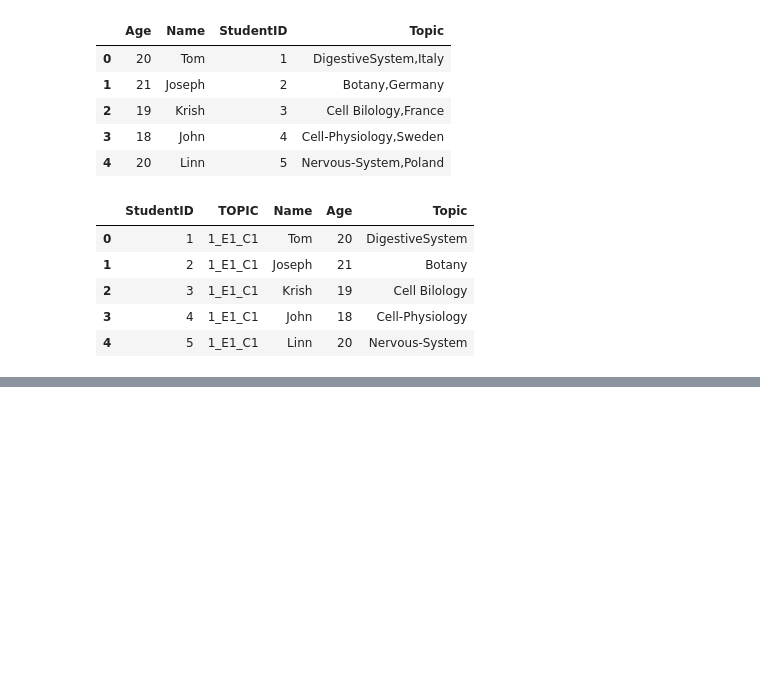
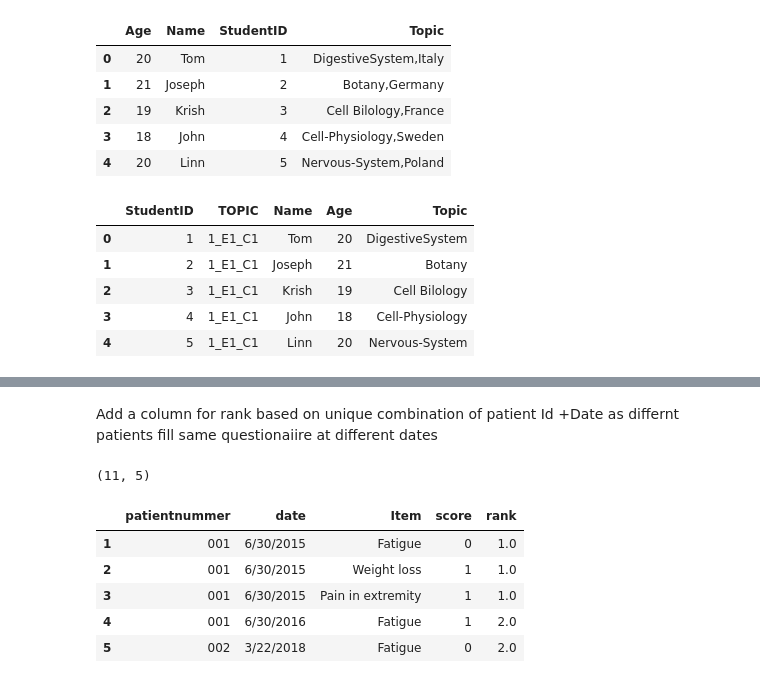
Before and after one commit to priya-gitTest/DataTricksWithPandas, a Jupyter notebook: PandaTricks_20220522_PO.ipynb, the cells around one changed output, grey strips where cells are left out. Saved outputs shown, nothing was run; the diff lists cells and outputs as text; code cells hidden in the pictures; blank space fills up the shorter version.

```diff
--- a/PandaTricks_20220522_PO.ipynb
+++ b/PandaTricks_20220522_PO.ipynb
@@ -116,0 +168,16 @@ dfw2L.head()
+# %% [markdown]
+Add a column for rank based on unique combination of patient Id +Date as differnt patients fill same questionaiire at different dates
+# %%
+new_df=patient_df_filtered.sort_values(by=['patientnummer', 'date','Item'])
+new_df=new_df.assign(rank=new_df['date']!=new_df['date'].shift())
+new_df=new_df.assign(rank=new_df.groupby(['patientnummer'])['rank'].cumsum()).sort_index()
+print(new_df.shape)
+new_df.head()
+# %% [output]
+(11, 5)
+|  | patientnummer | date | Item | score | rank |
+| 1 | 001 | 6/30/2015 | Fatigue | 0 | 1.0 |
+| 2 | 001 | 6/30/2015 | Weight loss | 1 | 1.0 |
+| 3 | 001 | 6/30/2015 | Pain in extremity | 1 | 1.0 |
+| 4 | 001 | 6/30/2016 | Fatigue | 1 | 2.0 |
+| 5 | 002 | 3/22/2018 | Fatigue | 0 | 2.0 |
```
Also changed, not shown: parts of 8 cells of this notebook.
